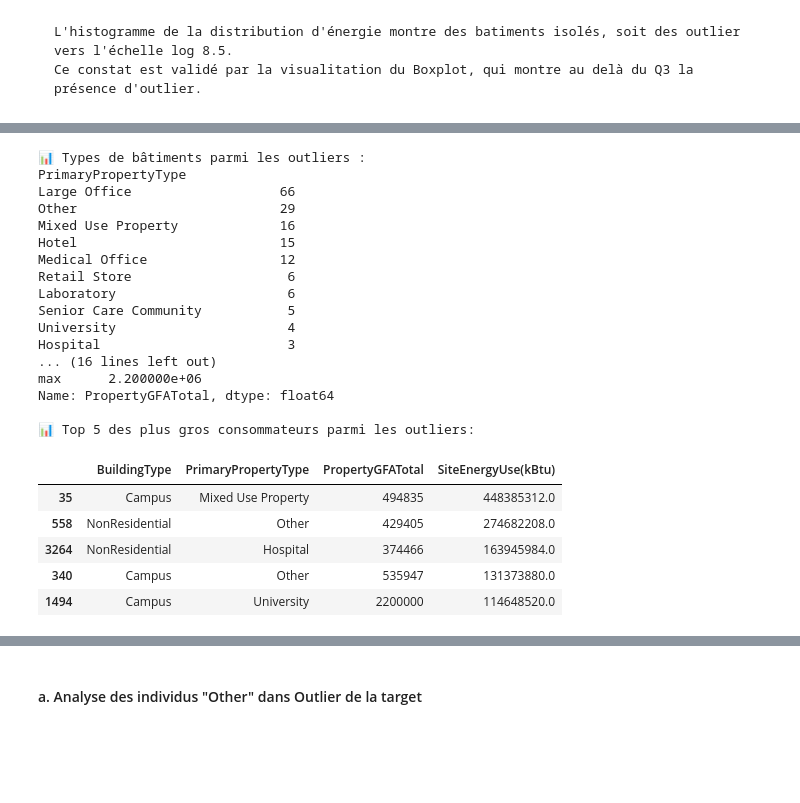
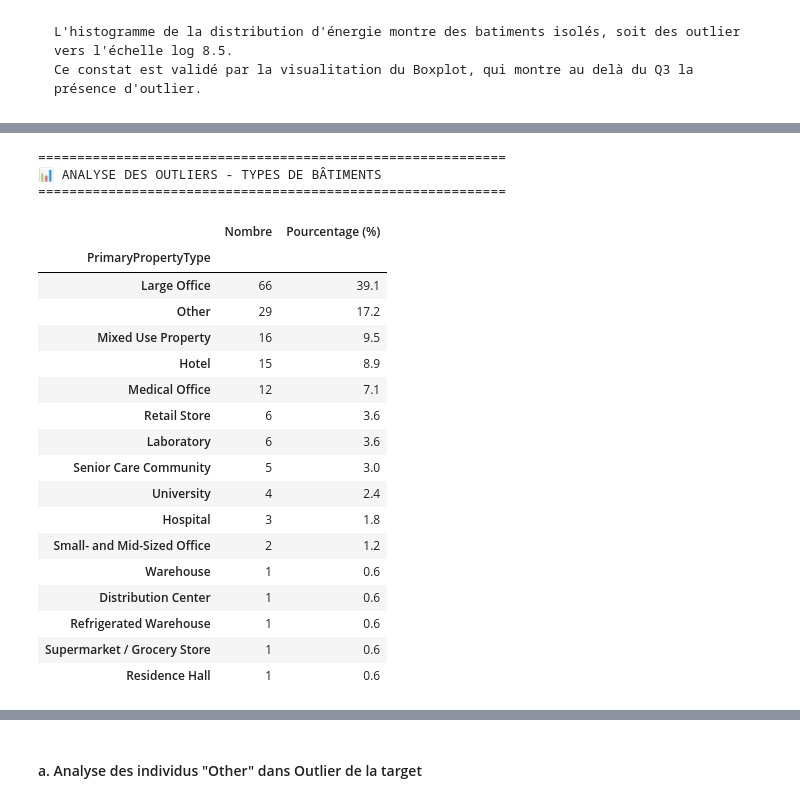
Before and after one commit to vler0ux/seattle, a Jupyter notebook: Leroux-veronique-analyse-exploratoire.ipynb, the cells around one changed output, grey strips where cells are left out. Cells and saved outputs as stored; diff of their text form; code cells hidden in the pictures; blank space fills up the shorter version.

Commit message:
finalisation de l'analyse

```diff
--- a/Leroux-veronique-analyse-exploratoire.ipynb
+++ b/Leroux-veronique-analyse-exploratoire.ipynb
@@ -33,7 +33,8 @@ Python 3.13.11
 pandas - 2.3.3
 numpy - 1.26.4
 # %%
-df = pd.read_csv('https://s3.eu-west-1.amazonaws.com/course.oc-static.com/projects/Data_Scientist_P4/2016_Building_Energy_Benchmarking.csv')
+df_initial = pd.read_csv('https://s3.eu-west-1.amazonaws.com/course.oc-static.com/projects/Data_Scientist_P4/2016_Building_Energy_Benchmarking.csv')
+df=df_initial
 print("Dataset chargé avec succès")
 print(f"Dimensions : {df.shape[0]} lignes × {df.shape[1]} colonnes")
 # %% [output]
@@ -672,43 +720,56 @@ Ce constat est validé par la visualitation du Boxplot, qui montre au delà du Q
 # %%
 Q1 = df['SiteEnergyUse(kBtu)'].quantile(0.25)
 Q3 = df['SiteEnergyUse(kBtu)'].quantile(0.75)
 IQR = Q3 - Q1
 limite_basse = Q1 - 1.5 * IQR
 limite_haute = Q3 + 1.5 * IQR
 outliers = df[df['SiteEnergyUse(kBtu)'] > limite_haute]
+types_outliers = outliers['PrimaryPropertyType'].value_counts()
+types_outliersGFA = outliers['PropertyGFATotal'].value_counts()
 
-print(f"\n📊 Types de bâtiments parmi les outliers :")
-print(outliers['PrimaryPropertyType'].value_counts())
+#type
+print("\n" + "="*60)
+print("📊 ANALYSE DES OUTLIERS - TYPES DE BÂTIMENTS")
+print("="*60)
 
-print(f"\n📊 Description de la surface des bâtiments parmi les outliers :")
-print(outliers['PropertyGFATotal'].describe())
+df_type = pd.DataFrame({
+    'Nombre': types_outliers,
+    'Pourcentage (%)': (types_outliers / len(outliers) * 100).round(1)
+})
 
-print(f"\n📊 Top 5 des plus gros consommateurs parmi les outliers:")
-top5 = outliers.nlargest(5, 'SiteEnergyUse(kBtu)')[['BuildingType','PrimaryPropertyType','PropertyGFATotal','SiteEnergyUse(kBtu)']]
+display(df_type)
+
+#surface
+print("\n" + "="*60)
+print(f"📊 ANALYSE DES OUTLIERS - SURFACES DES BÂTIMENTS:")
+print("="*60)
+print(outliers['PropertyGFATotal'].describe().round(1))
+
+#top 5 + gros consommateur
+print("\n" + "="*60)
+print(f"📊 Top 5 des plus gros consommateurs parmi les outliers:")
+print("="*60)
+top5 = outliers.nlargest(5, 'SiteEnergyUse(kBtu)')[['PrimaryPropertyType','PropertyGFATotal','SiteEnergyUse(kBtu)']]
 display(top5)
-
-print("\n" + "="*80)
 # %% [output]
-📊 Types de bâtiments parmi les outliers :
-PrimaryPropertyType
-Large Office                   66
-Other                          29
-Mixed Use Property             16
-Hotel                          15
-Medical Office                 12
-Retail Store                    6
-Laboratory                      6
-Senior Care Community           5
-University                      4
-Hospital                        3
-... (16 lines left out)
-max      2.200000e+06
-Name: PropertyGFATotal, dtype: float64
-
-📊 Top 5 des plus gros consommateurs parmi les outliers:
+============================================================
+📊 ANALYSE DES OUTLIERS - TYPES DE BÂTIMENTS
+============================================================
-|  | BuildingType | PrimaryPropertyType | PropertyGFATotal | SiteEnergyUse(kBtu) |
-| 35 | Campus | Mixed Use Property | 494835 | 448385312.0 |
-| 558 | NonResidential | Other | 429405 | 274682208.0 |
-| 3264 | NonResidential | Hospital | 374466 | 163945984.0 |
-| 340 | Campus | Other | 535947 | 131373880.0 |
-| 1494 | Campus | University | 2200000 | 114648520.0 |
+|  | Nombre | Pourcentage (%) |
+| PrimaryPropertyType |  |  |
+| Large Office | 66 | 39.1 |
+| Other | 29 | 17.2 |
+| Mixed Use Property | 16 | 9.5 |
+| Hotel | 15 | 8.9 |
+| Medical Office | 12 | 7.1 |
+| Retail Store | 6 | 3.6 |
+| Laboratory | 6 | 3.6 |
+| Senior Care Community | 5 | 3.0 |
+| University | 4 | 2.4 |
+| Hospital | 3 | 1.8 |
+| Small- and Mid-Sized Office | 2 | 1.2 |
+| Warehouse | 1 | 0.6 |
+| Distribution Center | 1 | 0.6 |
+| Refrigerated Warehouse | 1 | 0.6 |
+| Supermarket / Grocery Store | 1 | 0.6 |
+| Residence Hall | 1 | 0.6 |
```
Also changed, not shown: parts of 29 cells of this notebook.
